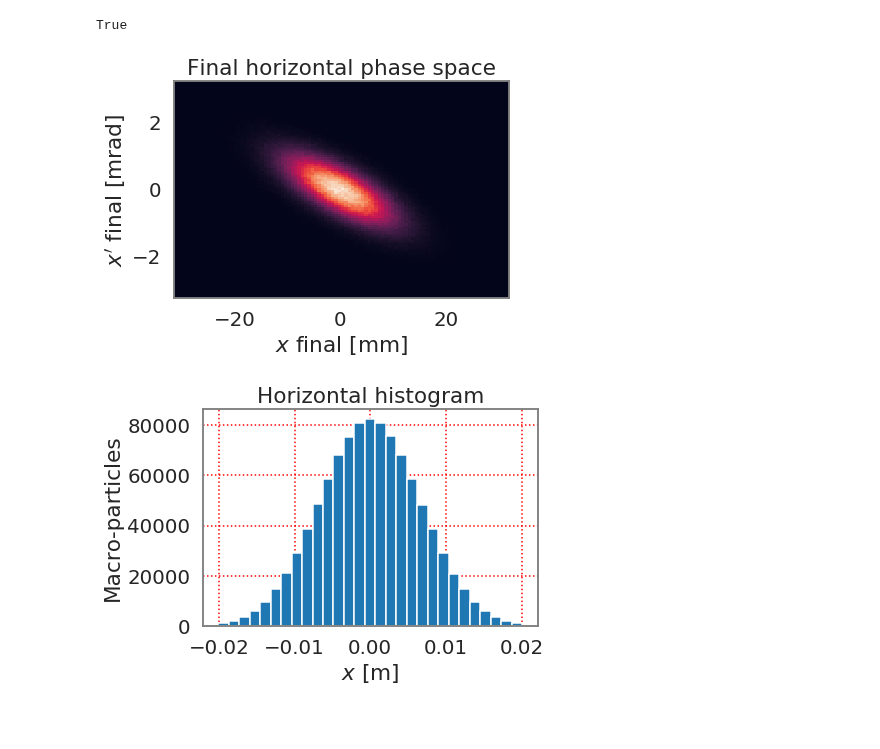
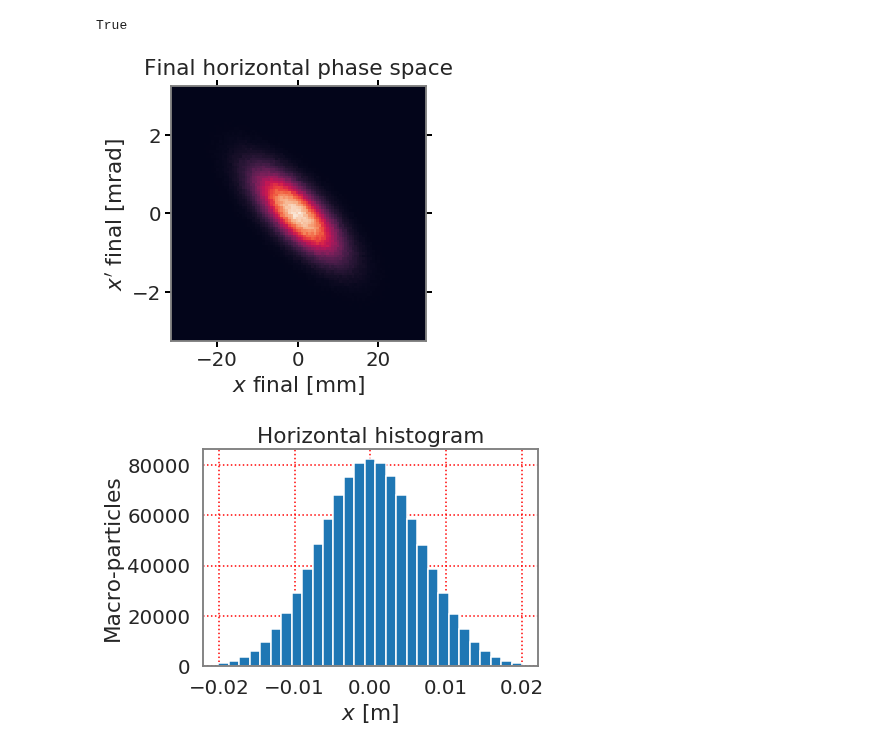
Before and after one commit to aoeftiger/sixtracklib_pyht_playground, a Jupyter notebook: sis18/SIS18_with_PIC_space_charge.ipynb, the cells around one changed output. Saved outputs shown, nothing was run; the diff lists cells and outputs as text; code cells hidden in the pictures; blank space fills up the shorter version.

```diff
--- a/sis18/SIS18_with_PIC_space_charge.ipynb
+++ b/sis18/SIS18_with_PIC_space_charge.ipynb
@@ -554,12 +563,18 @@ all(pyst_beam.state)
 # %% [output]
 True
 # %%
+plt.figure(figsize=(6, 5))
 plt.hist2d(pyht_beam.x*1e3, pyht_beam.xp*1e3, bins=100)
 plt.xlabel('$x$ final [mm]')
 plt.ylabel('$x\'$ final [mrad]')
-plt.title('Final horizontal phase space');
+plt.title('Final horizontal phase space', y=1.02)
+plt.gca().set_aspect(np.diff(plt.xlim()) / np.diff(plt.ylim()))
+plt.gca().tick_params(direction='out', length=6, width=2, color='black', reset=True)
+plt.grid(False)
+plt.tight_layout()
+plt.savefig('SIS18_with_PIC_SC_bunch.png', dpi=150, bbox_inches='tight')
 # %% [output]
-[figure, old version]
+[figure, new version]
 # %%
 plt.hist(pyht_beam.x, bins=np.linspace(-pyht_beam.sigma_x()*3, pyht_beam.sigma_x()*3, 30));
 plt.xlabel('$x$ [m]')
```
Also changed, not shown: parts of 12 cells of this notebook, 4 other files.
